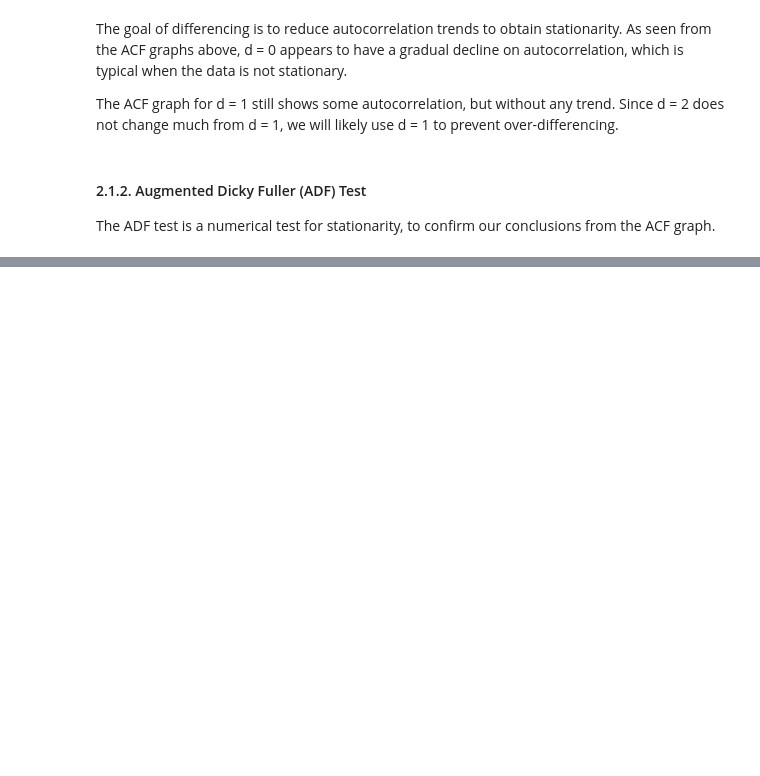
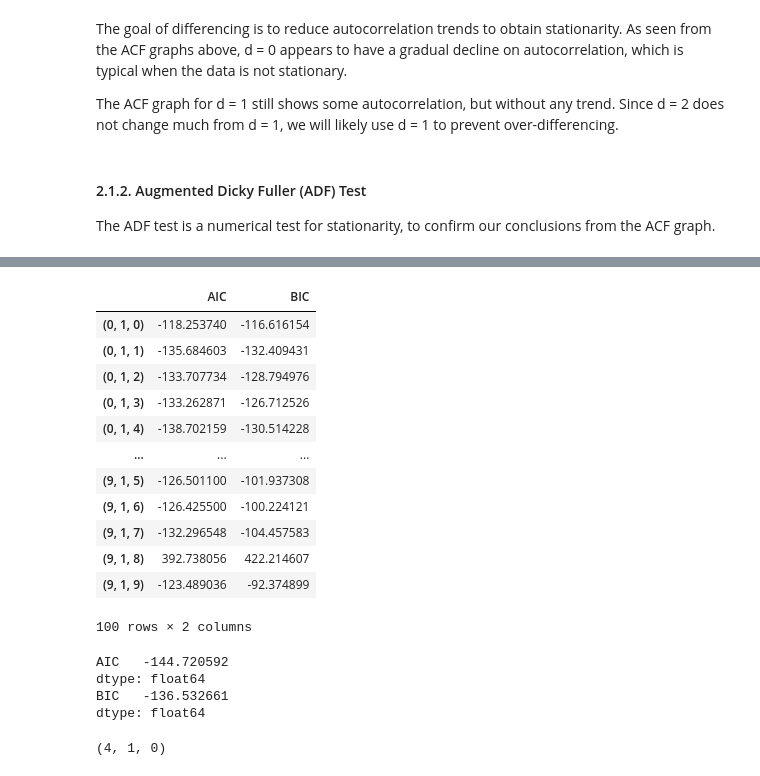
Before and after one commit to yonglau1999/HE4045-Group-Project, a Jupyter notebook: Project.ipynb, the cells around one changed output, grey strips where cells are left out. Saved outputs shown, nothing was run; the diff lists cells and outputs as text; code cells hidden in the pictures; blank space fills up the shorter version.

```diff
--- a/Project.ipynb
+++ b/Project.ipynb
@@ -154,0 +174,12 @@ The ADF test is a numerical test for stationarity, to confirm our conclusions fr
+# %%
+#Find all combinations of p, d and q through iteration
+
+from statsmodels.tsa.arima.model import ARIMA
+import itertools
+
+p = range(0,10) # We selected the maximum value of p to be 10 to prevent overfitting
+q = range(0,10) # We selected the maximum value of q to be 10 to prevent overfitting
+d = range(1,2) # Determined earlier that d=1
+
+pdq_combination=list(itertools.product(p,d,q))
+pdq_combination # See all the iterations
@@ -154,0 +208,54 @@ The ADF test is a numerical test for stationarity, to confirm our conclusions fr
+# %%
+# import warnings
+# warnings.filterwarnings('ignore')
+
+#Creating lists to store the values of AIC, BIC & respective (p,d,q) combinations
+aic=[]
+bic=[]
+pdqCombs=[]
+
+
+#This loop will try every combination of (p,d,q) in ARIMA models and calculate the AIC & BIC
+for pdq in pdq_combination:
+    model=ARIMA(train,order=pdq).fit()
+    pred=model.predict(start=len(train),end=(len(singapore_df)-1))
+    model_aic=model.aic
+    model_bic=model.bic
+    pdqCombs.append(pdq)
+    aic.append(model_aic)
+    bic.append(model_bic)
+# %%
+#Put the results into a dataframe
+
+results = pd.DataFrame(index=pdqCombs, data=aic, columns=['AIC'])
+results['BIC']=bic
+results
+# %% [output]
+|  | AIC | BIC |
+| (0, 1, 0) | -118.253740 | -116.616154 |
+| (0, 1, 1) | -135.684603 | -132.409431 |
+| (0, 1, 2) | -133.707734 | -128.794976 |
+| (0, 1, 3) | -133.262871 | -126.712526 |
+| (0, 1, 4) | -138.702159 | -130.514228 |
+| ... | ... | ... |
+| (9, 1, 5) | -126.501100 | -101.937308 |
+| (9, 1, 6) | -126.425500 | -100.224121 |
+| (9, 1, 7) | -132.296548 | -104.457583 |
+| (9, 1, 8) | 392.738056 | 422.214607 |
+| (9, 1, 9) | -123.489036 | -92.374899 |
+100 rows × 2 columns
+# %%
+# Since AIC < BIC, we will use the p,d,q values for the index with the lowest AIC
+print(results[['AIC']].min())
+print(results[['BIC']].min())
+# %% [output]
+AIC   -144.720592
+dtype: float64
+BIC   -136.532661
+dtype: float64
+# %%
+# To find the index - the p,d,q values - that give the lowest AIC values
+establishedmodel=results['AIC'].idxmin()
+establishedmodel
+# %% [output]
+(4, 1, 0)
```
Also changed, not shown: parts of 9 cells of this notebook.
